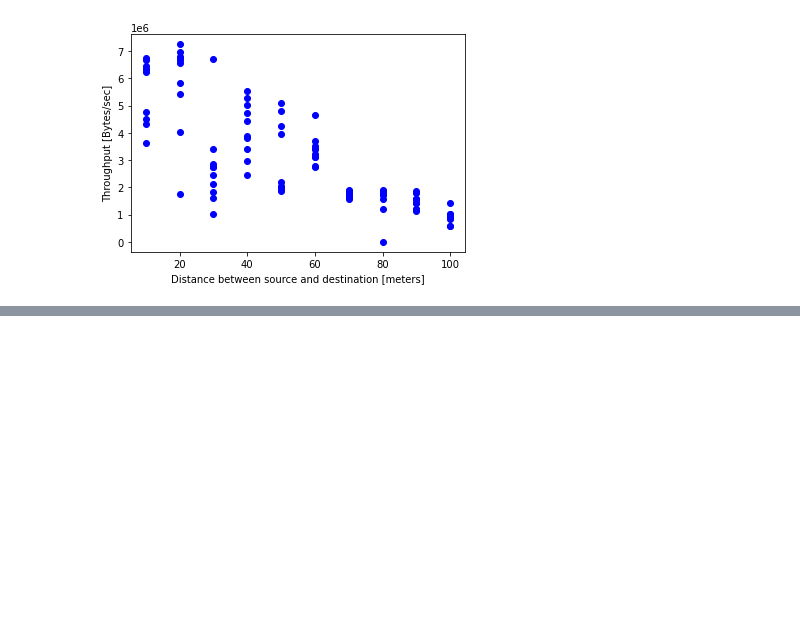
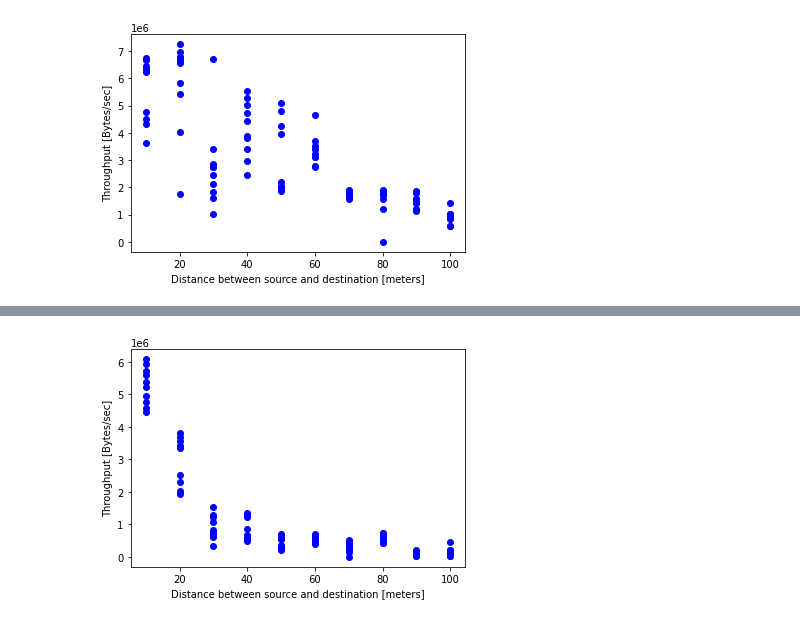
Before and after one commit to k00ziex/MastersThesis_FANETs_Fall_2022, a Jupyter notebook: Data_processing/Data_Visualization.ipynb, the cells around one changed output, grey strips where cells are left out. Saved outputs shown, nothing was run; the diff lists cells and outputs as text; code cells hidden in the pictures; blank space fills up the shorter version.

Commit message:
Visualization of multi-hop

```diff
--- a/Data_processing/Data_Visualization.ipynb
+++ b/Data_processing/Data_Visualization.ipynb
@@ -383,3 +386,39 @@ for filename, filename_int, title in zip(filenames, filenames_interference, boxp
 [figure]
 [figure]
 [figure]
+# %%
+######################################################################################################################
+######################################################################################################################
+########################## DISTANCE EXPERIMENT - Multi-hop ###########################################################
+######################################################################################################################
+######################################################################################################################
+
+distance_file_iperf = "../Distance/Dongle/Multi-hop/iperf_results_"
+distance_iperf_files = [distance_file_iperf + "10m.txt",
+                        distance_file_iperf + "20m.txt",
+                        distance_file_iperf + "30m.txt",
+                        distance_file_iperf + "40m.txt",
+                        distance_file_iperf + "50m.txt",
+                        distance_file_iperf + "60m.txt",
+                        distance_file_iperf + "70m.txt",
+                        distance_file_iperf + "80m.txt",
+                        distance_file_iperf + "90m.txt",
+                        distance_file_iperf + "100m.txt"
+                        ]
+y_label = "Throughput [Bytes/sec]"
+x_label = "Distance between source and destination [meters]"
+x_axis = [  10, 10, 10, 10, 10, 10, 10, 10, 10, 10,
+            20, 20, 20, 20, 20, 20, 20, 20, 20, 20,
+            30, 30, 30, 30, 30, 30, 30, 30, 30, 30,
+            40, 40, 40, 40, 40, 40, 40, 40, 40, 40,
+            50, 50, 50, 50, 50, 50, 50, 50, 50, 50,
+            60, 60, 60, 60, 60, 60, 60, 60, 60, 60,
+            70, 70, 70, 70, 70, 70, 70, 70, 70, 70,
+            80, 80, 80, 80, 80, 80, 80, 80, 80, 80,
+            90, 90, 90, 90, 90, 90, 90, 90, 90, 90,
+            100, 100, 100, 100, 100, 100, 100, 100, 100, 100]
+
+
+scatter_plot_iperf_bitrate(distance_iperf_files,y_label,x_label,x_axis)
+# %% [output]
+[figure, added]
```
Also changed, not shown: parts of 3 cells of this notebook.
